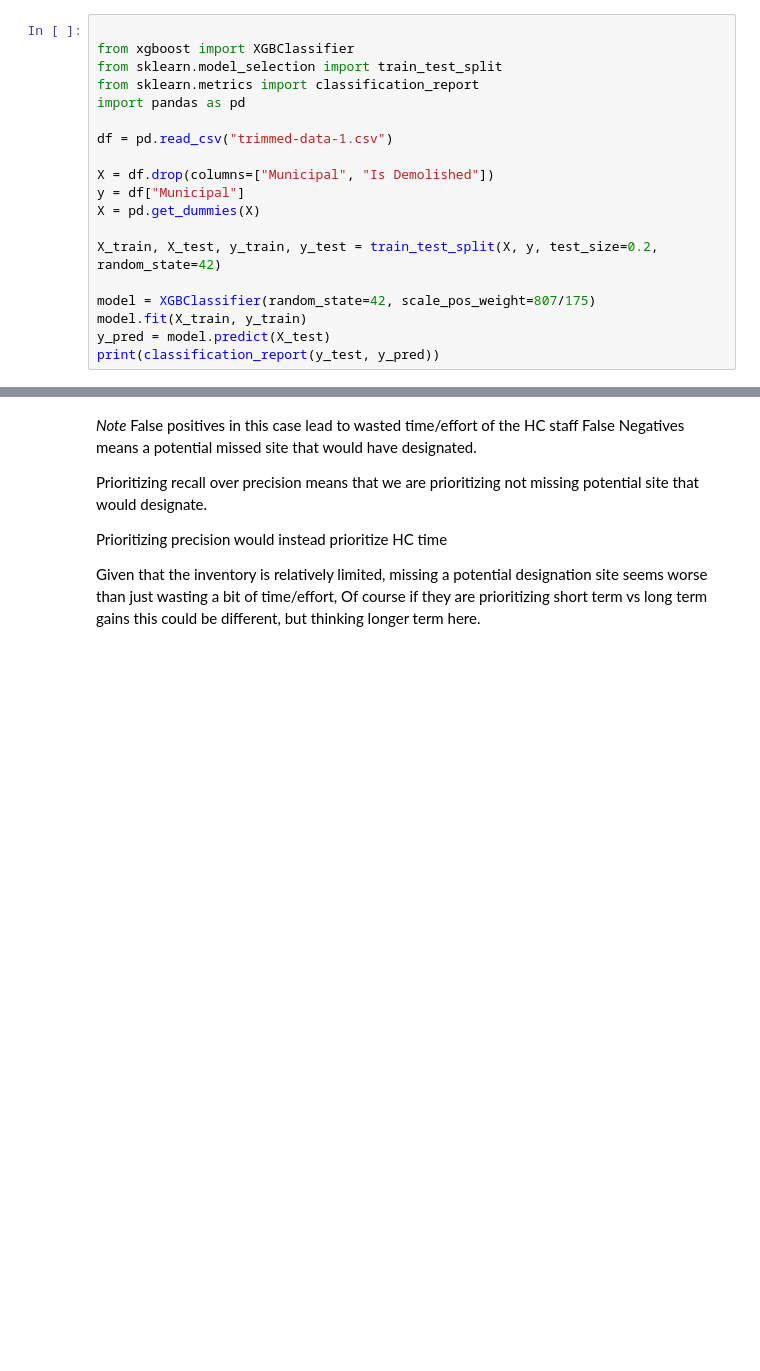
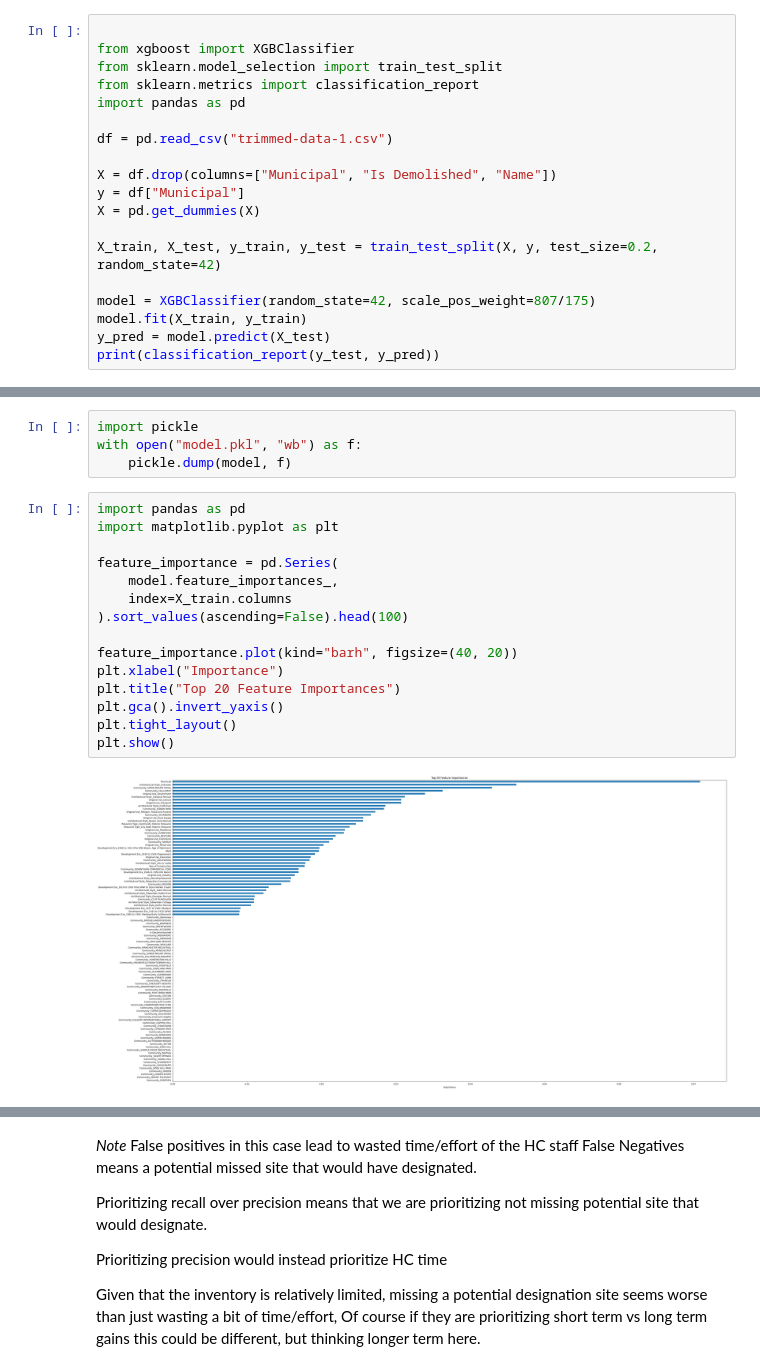
Before and after one commit to Kevinmru737/COMP3471-HeritageCalgary-WIL, a Jupyter notebook: xgboost.ipynb, the cells around one changed output, grey strips where cells are left out. Drawn from its saved outputs; the diff is of its cells as text; blank space fills up the shorter version.

```diff
--- a/xgboost.ipynb
+++ b/xgboost.ipynb
@@ -7,7 +7,7 @@ import pandas as pd
 
 df = pd.read_csv("trimmed-data-1.csv")
 
-X = df.drop(columns=["Municipal", "Is Demolished"])
+X = df.drop(columns=["Municipal", "Is Demolished", "Name"])
 y = df["Municipal"]
 X = pd.get_dummies(X)
 
@@ -112,3 +114,24 @@ results.to_csv("results-basic.csv")
+# %%
+import pickle
+with open("model.pkl", "wb") as f:
+    pickle.dump(model, f)
+# %%
+import pandas as pd
+import matplotlib.pyplot as plt
+
+feature_importance = pd.Series(
+    model.feature_importances_,
+    index=X_train.columns
+).sort_values(ascending=False).head(100)
+
+feature_importance.plot(kind="barh", figsize=(40, 20))
+plt.xlabel("Importance")
+plt.title("Top 20 Feature Importances")
+plt.gca().invert_yaxis()
+plt.tight_layout()
+plt.show()
+# %% [output]
+[figure, added]
 # %%
 y_train_pred = model.predict(X_train)
 print("Train:")
```
Also changed, not shown: parts of 8 cells of this notebook, 5 other files.
